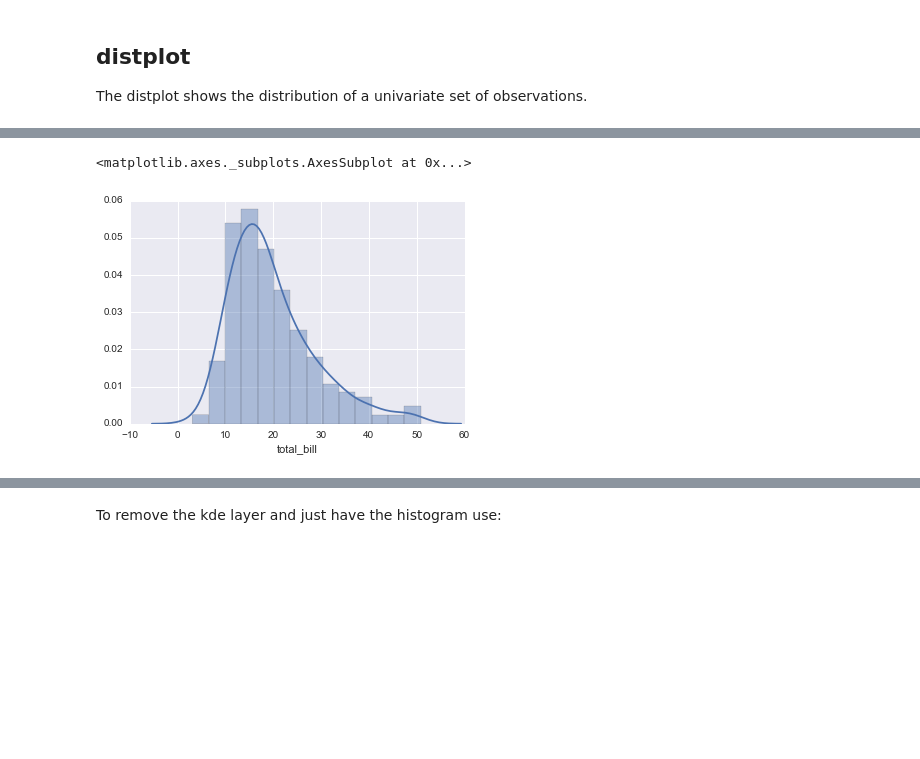
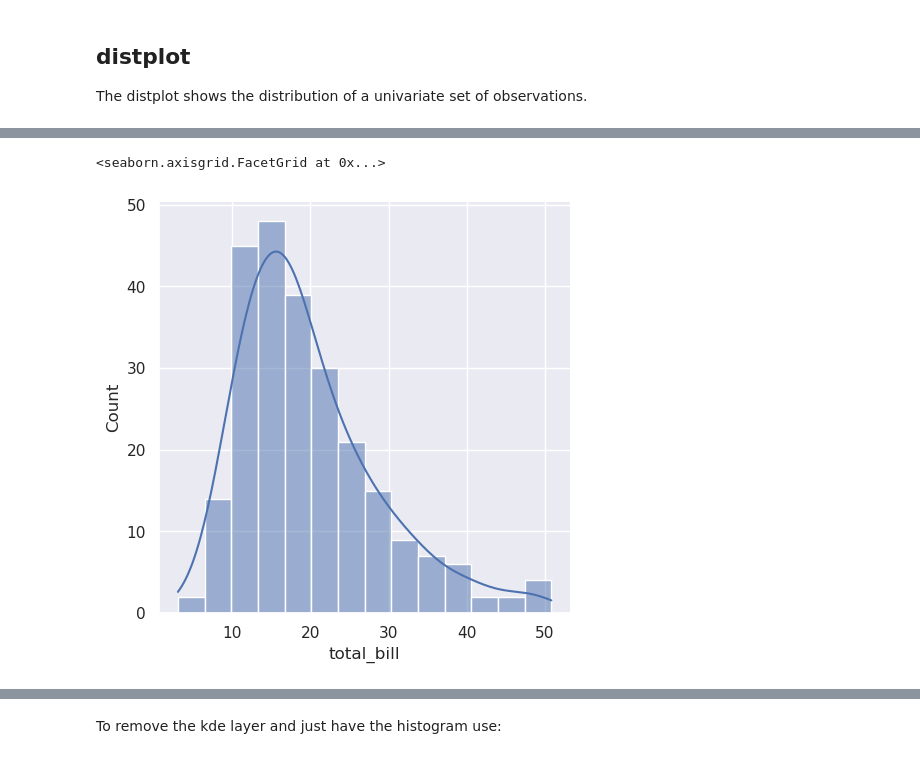
Before and after one commit to LuisReyes98/udemy-machine-learning, a Jupyter notebook: 06-Data-Visualization-with-Seaborn/01-Distribution Plots.ipynb, the cells around one changed output, grey strips where cells are left out. Saved outputs shown, nothing was run; the diff lists cells and outputs as text; code cells hidden in the pictures; blank space fills up the shorter version.

Commit message:
seaborn

```diff
--- a/06-Data-Visualization-with-Seaborn/01-Distribution Plots.ipynb
+++ b/06-Data-Visualization-with-Seaborn/01-Distribution Plots.ipynb
@@ -22,7 +24,8 @@ ___
 ## Imports
 # %%
 import seaborn as sns
-%matplotlib inline
+
+sns.set_theme(style="darkgrid")
 # %% [markdown]
 ## Data
 Seaborn comes with built-in data sets!
@@ -44,6 +69,6 @@ The distplot shows the distribution of a univariate set of observations.
 # %%
-sns.distplot(tips['total_bill'])
+sns.displot(tips['total_bill'], kde=True,)
 # Safe to ignore warnings
 # %% [output]
-<matplotlib.axes._subplots.AxesSubplot at 0x...>
+<seaborn.axisgrid.FacetGrid at 0x...>
-[figure, old version]
+[figure, new version]
```
Also changed, not shown: parts of 20 cells of this notebook.
